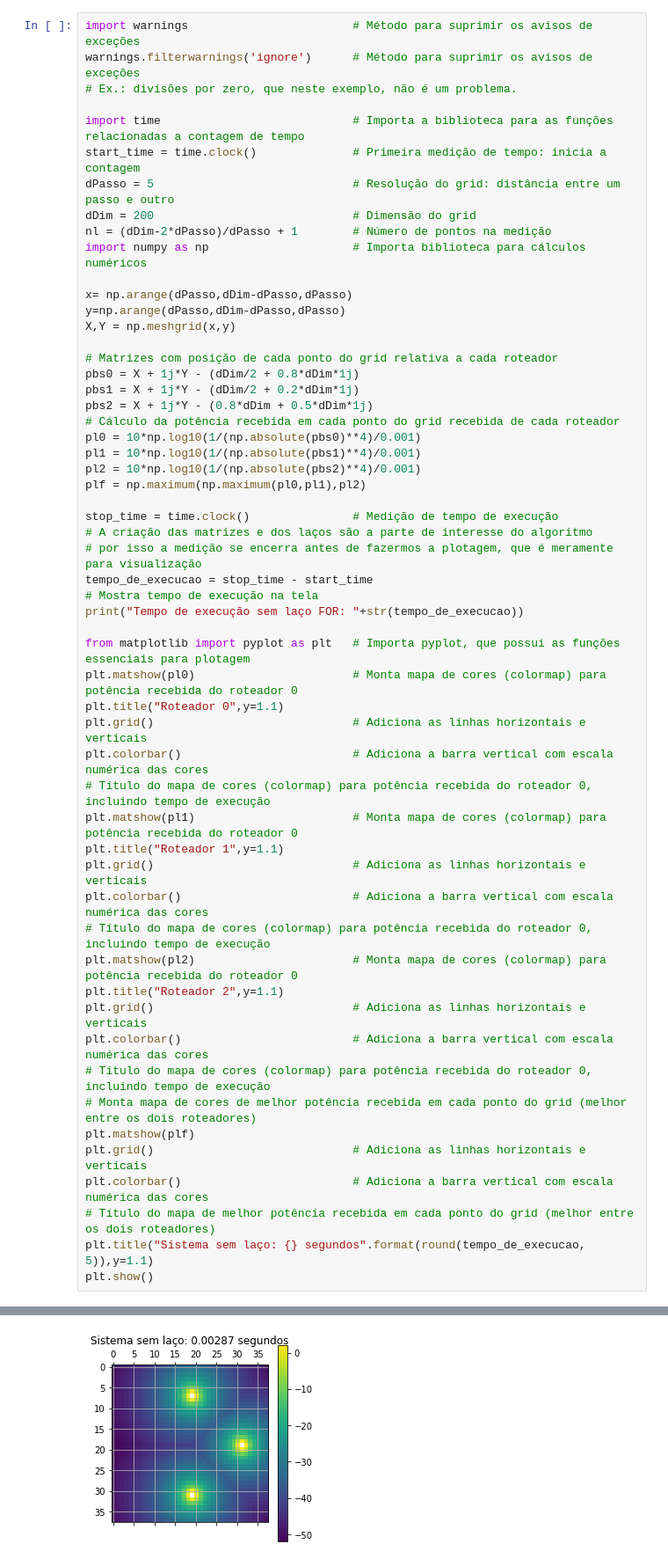
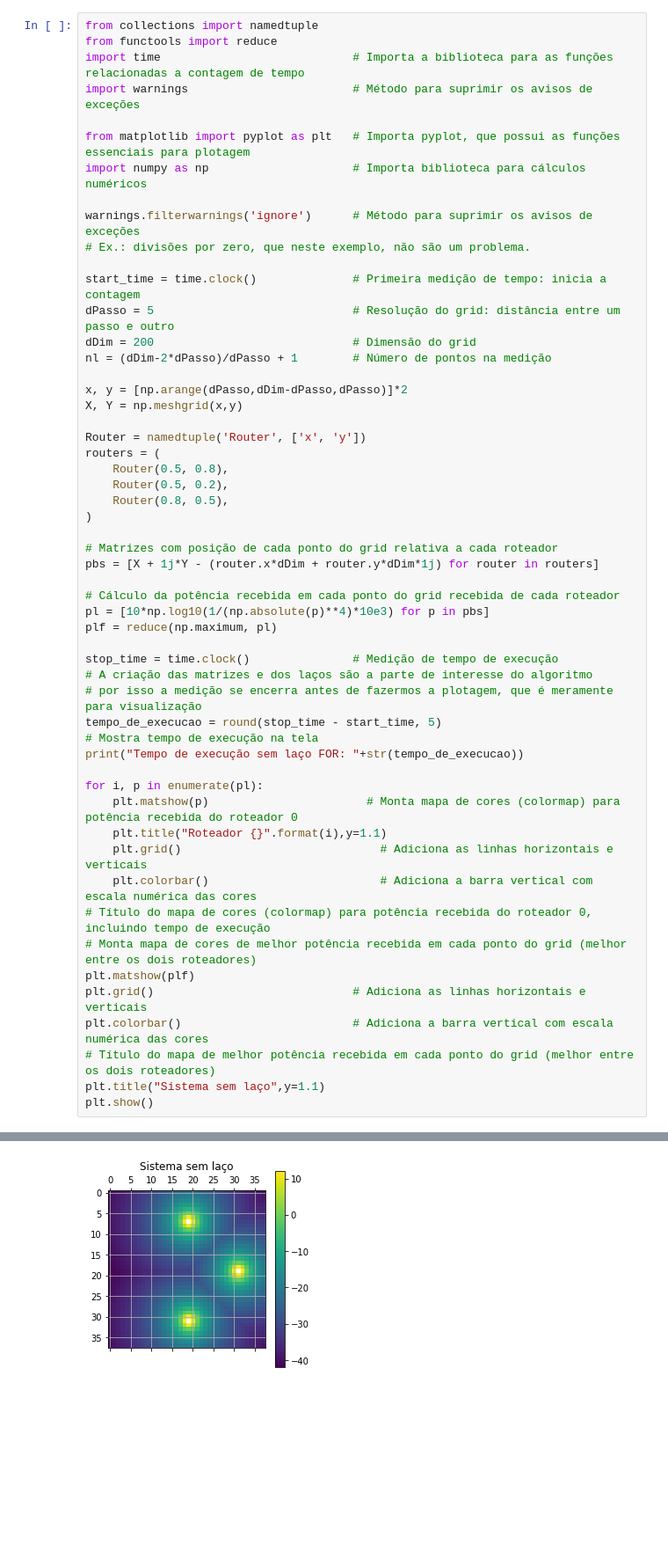
Before and after one commit to viniciusd/DCO2004, a Jupyter notebook: h01_python_d03.ipynb, the cells around one changed output, grey strips where cells are left out. Shown at 88% size. Drawn from its saved outputs; the diff is of its cells as text; blank space fills up the shorter version.

```diff
--- a/h01_python_d03.ipynb
+++ b/h01_python_d03.ipynb
@@ -1,57 +1,55 @@
 # %%
+from collections import namedtuple
+from functools import reduce
+import time                            # Importa a biblioteca para as funções relacionadas a contagem de tempo
 import warnings                        # Método para suprimir os avisos de exceções
+
+from matplotlib import pyplot as plt   # Importa pyplot, que possui as funções essenciais para plotagem
+import numpy as np                     # Importa biblioteca para cálculos numéricos
+
 warnings.filterwarnings('ignore')      # Método para suprimir os avisos de exceções
-# Ex.: divisões por zero, que neste exemplo, não é um problema.
+# Ex.: divisões por zero, que neste exemplo, não são um problema.
 
-import time                            # Importa a biblioteca para as funções relacionadas a contagem de tempo
 start_time = time.clock()              # Primeira medição de tempo: inicia a contagem
 dPasso = 5                             # Resolução do grid: distância entre um passo e outro
 dDim = 200                             # Dimensão do grid
 nl = (dDim-2*dPasso)/dPasso + 1        # Número de pontos na medição
-import numpy as np                     # Importa biblioteca para cálculos numéricos
 
-x= np.arange(dPasso,dDim-dPasso,dPasso)
-y=np.arange(dPasso,dDim-dPasso,dPasso)
-X,Y = np.meshgrid(x,y)
+x, y = [np.arange(dPasso,dDim-dPasso,dPasso)]*2
+X, Y = np.meshgrid(x,y)
+
+Router = namedtuple('Router', ['x', 'y'])
+routers = (
+	Router(0.5, 0.8),
+	Router(0.5, 0.2),
+	Router(0.8, 0.5),
+)
 
 # Matrizes com posição de cada ponto do grid relativa a cada roteador
-pbs0 = X + 1j*Y - (dDim/2 + 0.8*dDim*1j)
-pbs1 = X + 1j*Y - (dDim/2 + 0.2*dDim*1j)
-pbs2 = X + 1j*Y - (0.8*dDim + 0.5*dDim*1j)
+pbs = [X + 1j*Y - (router.x*dDim + router.y*dDim*1j) for router in routers]
+
 # Cálculo da potência recebida em cada ponto do grid recebida de cada roteador
-pl0 = 10*np.log10(1/(np.absolute(pbs0)**4)/0.001)
-pl1 = 10*np.log10(1/(np.absolute(pbs1)**4)/0.001)
-pl2 = 10*np.log10(1/(np.absolute(pbs2)**4)/0.001)
-plf = np.maximum(np.maximum(pl0,pl1),pl2)
+pl = [10*np.log10(1/(np.absolute(p)**4)*10e3) for p in pbs]
+plf = reduce(np.maximum, pl)
 
 stop_time = time.clock()               # Medição de tempo de execução
 # A criação das matrizes e dos laços são a parte de interesse do algoritmo
 # por isso a medição se encerra antes de fazermos a plotagem, que é meramente para visualização
-tempo_de_execucao = stop_time - start_time
+tempo_de_execucao = round(stop_time - start_time, 5)
 # Mostra tempo de execução na tela
 print("Tempo de execução sem laço FOR: "+str(tempo_de_execucao))
 
-from matplotlib import pyplot as plt   # Importa pyplot, que possui as funções essenciais para plotagem
-plt.matshow(pl0)                       # Monta mapa de cores (colormap) para potência recebida do roteador 0
-plt.title("Roteador 0",y=1.1)
-plt.grid()                             # Adiciona as linhas horizontais e verticais
-plt.colorbar()                         # Adiciona a barra vertical com escala numérica das cores
-# Título do mapa de cores (colormap) para potência recebida do roteador 0, incluindo tempo de execução
-plt.matshow(pl1)                       # Monta mapa de cores (colormap) para potência recebida do roteador 0
-plt.title("Roteador 1",y=1.1)
-plt.grid()                             # Adiciona as linhas horizontais e verticais
-plt.colorbar()                         # Adiciona a barra vertical com escala numérica das cores
-# Título do mapa de cores (colormap) para potência recebida do roteador 0, incluindo tempo de execução
-plt.matshow(pl2)                       # Monta mapa de cores (colormap) para potência recebida do roteador 0
-plt.title("Roteador 2",y=1.1)
-plt.grid()                             # Adiciona as linhas horizontais e verticais
-plt.colorbar()                         # Adiciona a barra vertical com escala numérica das cores
+for i, p in enumerate(pl):
+    plt.matshow(p)                       # Monta mapa de cores (colormap) para potência recebida do roteador 0
+    plt.title("Roteador {}".format(i),y=1.1)
+    plt.grid()                             # Adiciona as linhas horizontais e verticais
+    plt.colorbar()                         # Adiciona a barra vertical com escala numérica das cores
 # Título do mapa de cores (colormap) para potência recebida do roteador 0, incluindo tempo de execução
 # Monta mapa de cores de melhor potência recebida em cada ponto do grid (melhor entre os dois roteadores)
 plt.matshow(plf)
 plt.grid()                             # Adiciona as linhas horizontais e verticais
 plt.colorbar()                         # Adiciona a barra vertical com escala numérica das cores
 # Título do mapa de melhor potência recebida em cada ponto do grid (melhor entre os dois roteadores)
-plt.title("Sistema sem laço: {} segundos".format(round(tempo_de_execucao, 5)),y=1.1)
+plt.title("Sistema sem laço",y=1.1)
 plt.show()
 # %% [output]
@@ -62 +60 @@ Tempo de execução sem laço FOR: 0.0028720000000035384
-[figure, old version]
+[figure, new version]
```
Also changed, not shown: parts of 1 cell of this notebook, 2 other files.
